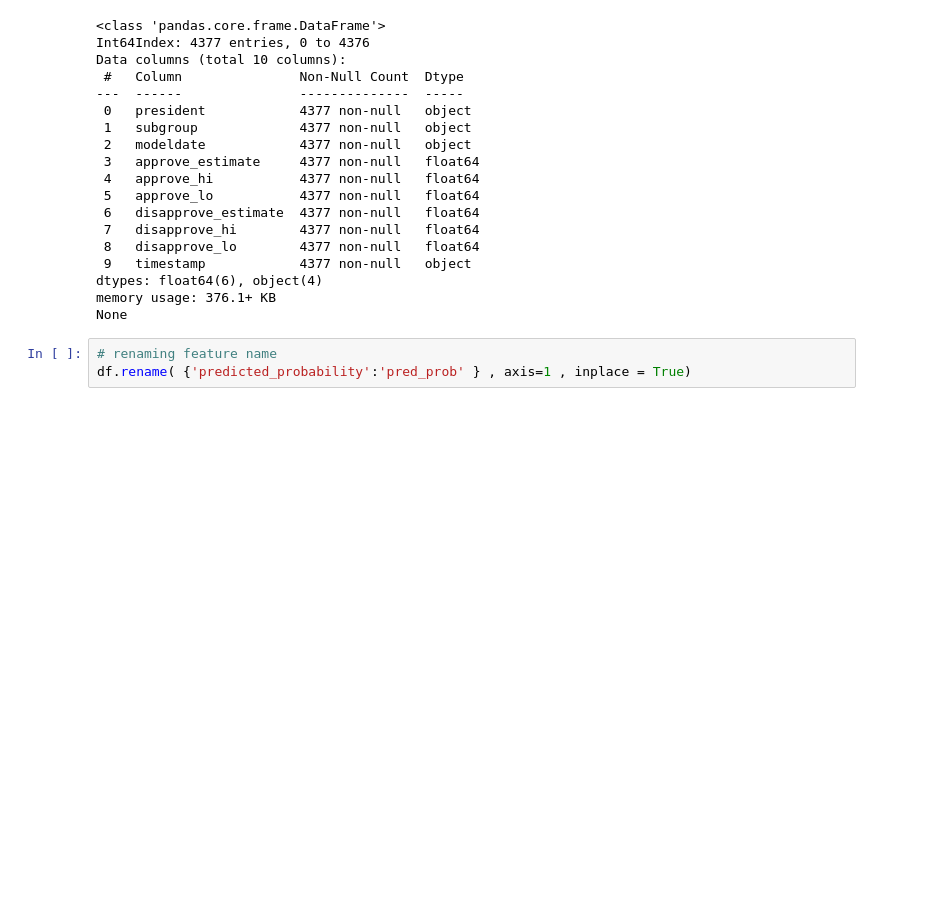
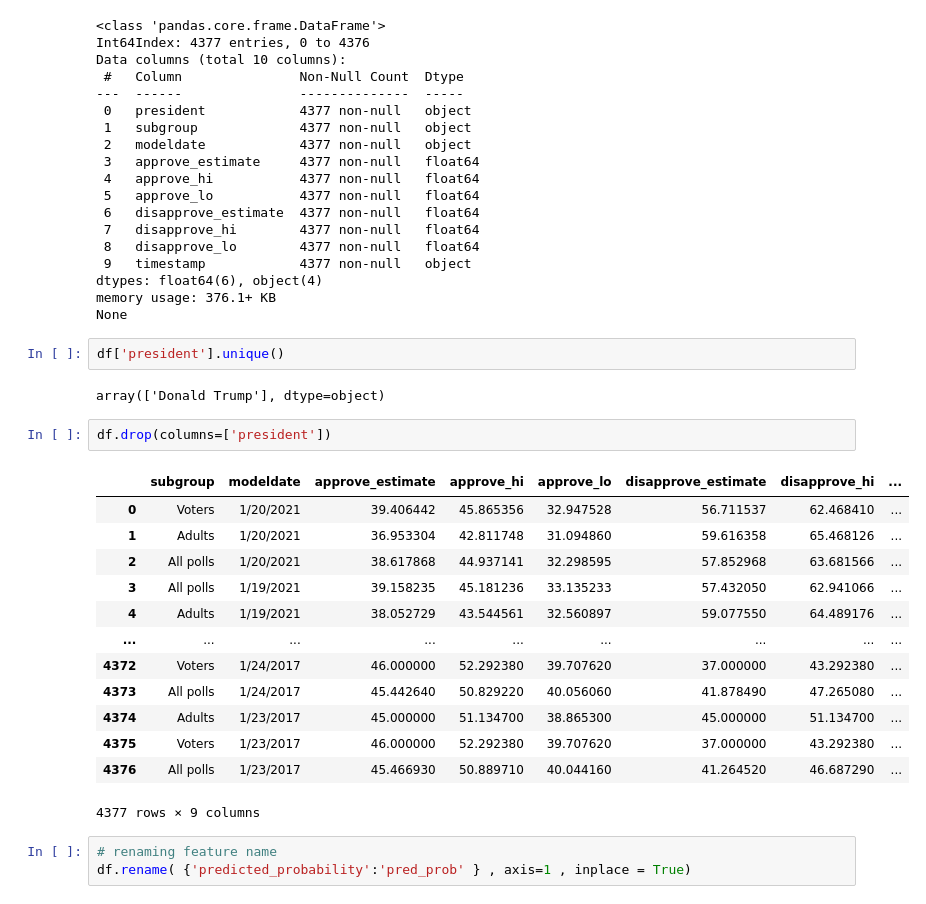
Before and after one commit to sujilkumarkm/machine_learning_ca3_solo_project_dkit_2022, a Jupyter notebook: machine_learning_ca3_2022.ipynb, the cells around one changed output. Saved outputs shown, nothing was run; the diff lists cells and outputs as text; blank space fills up the shorter version.

```diff
--- a/machine_learning_ca3_2022.ipynb
+++ b/machine_learning_ca3_2022.ipynb
@@ -92,6 +92,26 @@ Data columns (total 10 columns):
 dtypes: float64(6), object(4)
 memory usage: 376.1+ KB
 None
+# %%
+df['president'].unique()
+# %% [output]
+array(['Donald Trump'], dtype=object)
+# %%
+df.drop(columns=['president'])
+# %% [output]
+|  | subgroup | modeldate | approve_estimate | approve_hi | approve_lo | disapprove_estimate | disapprove_hi | ... |
+| 0 | Voters | 1/20/2021 | 39.406442 | 45.865356 | 32.947528 | 56.711537 | 62.468410 | ... |
+| 1 | Adults | 1/20/2021 | 36.953304 | 42.811748 | 31.094860 | 59.616358 | 65.468126 | ... |
+| 2 | All polls | 1/20/2021 | 38.617868 | 44.937141 | 32.298595 | 57.852968 | 63.681566 | ... |
+| 3 | All polls | 1/19/2021 | 39.158235 | 45.181236 | 33.135233 | 57.432050 | 62.941066 | ... |
+| 4 | Adults | 1/19/2021 | 38.052729 | 43.544561 | 32.560897 | 59.077550 | 64.489176 | ... |
+| ... | ... | ... | ... | ... | ... | ... | ... | ... |
+| 4372 | Voters | 1/24/2017 | 46.000000 | 52.292380 | 39.707620 | 37.000000 | 43.292380 | ... |
+| 4373 | All polls | 1/24/2017 | 45.442640 | 50.829220 | 40.056060 | 41.878490 | 47.265080 | ... |
+| 4374 | Adults | 1/23/2017 | 45.000000 | 51.134700 | 38.865300 | 45.000000 | 51.134700 | ... |
+| 4375 | Voters | 1/23/2017 | 46.000000 | 52.292380 | 39.707620 | 37.000000 | 43.292380 | ... |
+| 4376 | All polls | 1/23/2017 | 45.466930 | 50.889710 | 40.044160 | 41.264520 | 46.687290 | ... |
+4377 rows × 9 columns
 # %%
 # renaming feature name
 df.rename( {'predicted_probability':'pred_prob' } , axis=1 , inplace = True)
```
Also changed, not shown: parts of 24 cells of this notebook, 1 other file.
